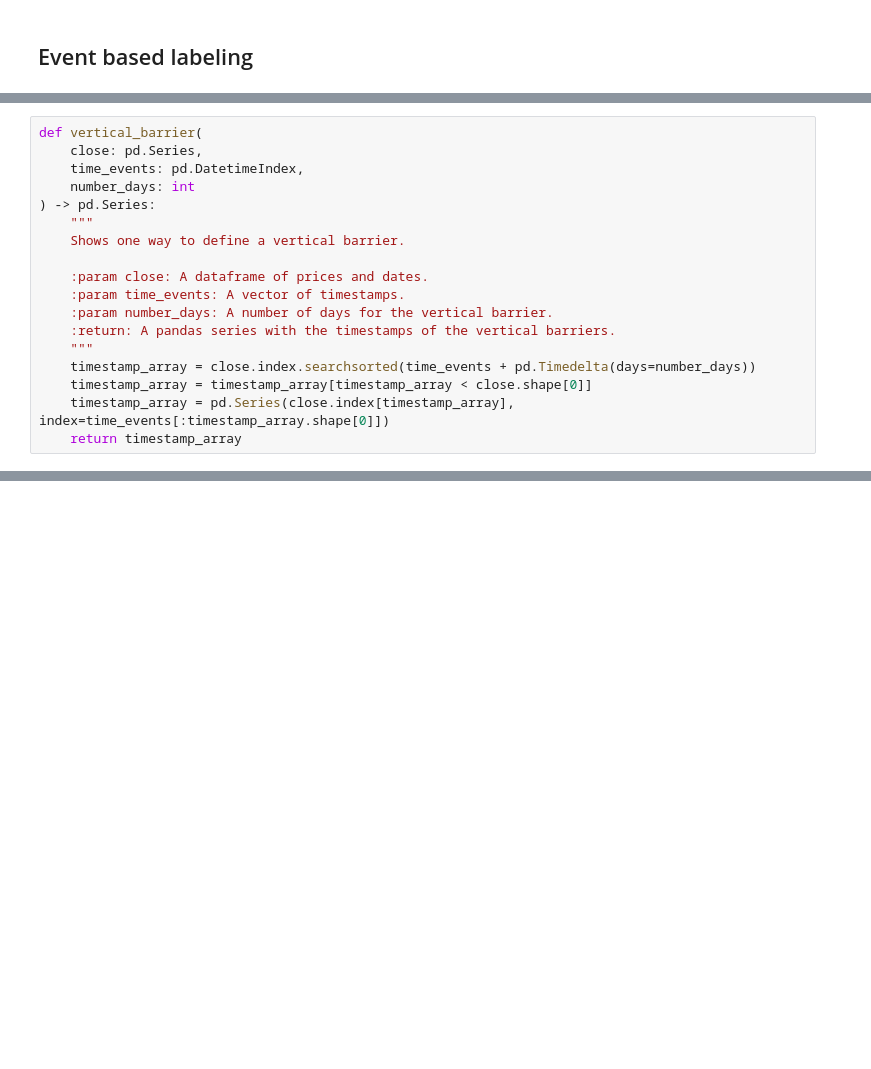
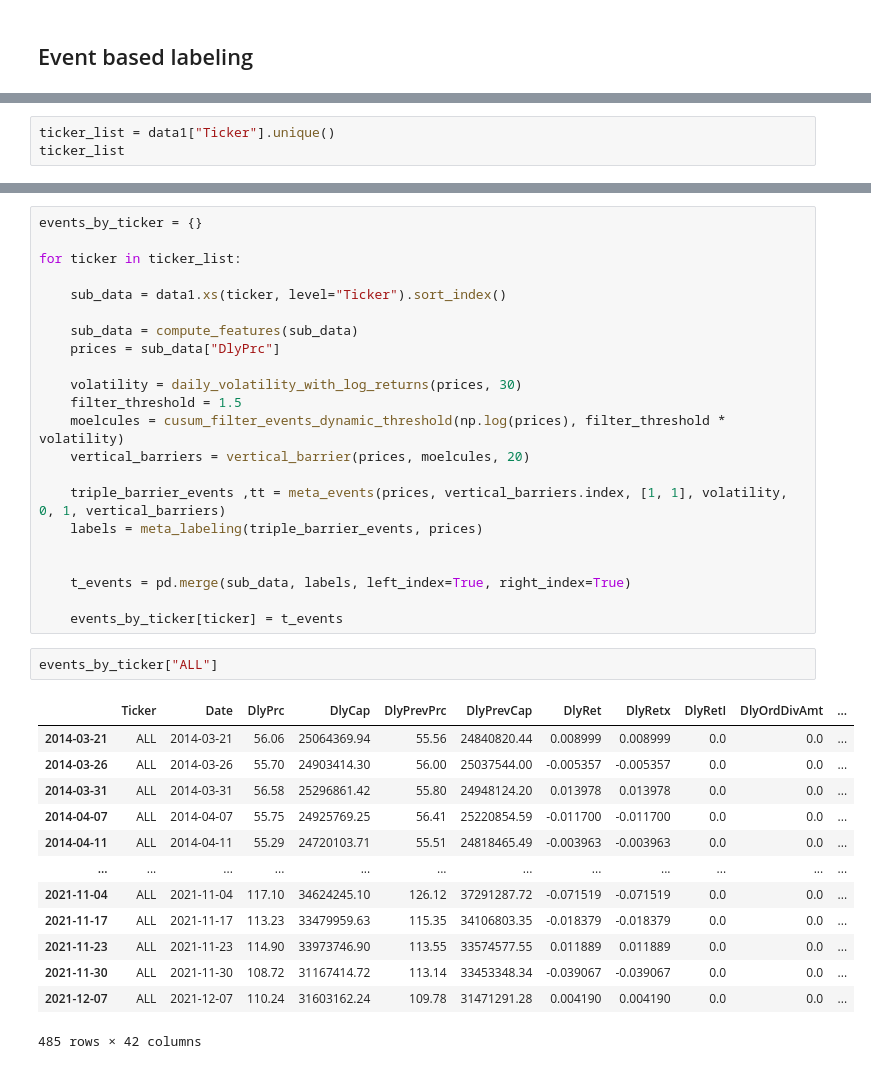
Before and after one commit to qi-jun1/ML_Finance, a Jupyter notebook: event_labeling.ipynb, the cells around one changed output, grey strips where cells are left out. Drawn from its saved outputs; the diff is of its cells as text; blank space fills up the shorter version.

```diff
--- a/event_labeling.ipynb
+++ b/event_labeling.ipynb
@@ -97,18 +109,0 @@ def daily_volatility_with_log_returns(
-# %%
-def vertical_barrier(
-    close: pd.Series,
-    time_events: pd.DatetimeIndex,
-    number_days: int
-) -> pd.Series:
-    """
-    Shows one way to define a vertical barrier.
-
-    :param close: A dataframe of prices and dates.
-    :param time_events: A vector of timestamps.
-    :param number_days: A number of days for the vertical barrier.
-    :return: A pandas series with the timestamps of the vertical barriers.
-    """
-    timestamp_array = close.index.searchsorted(time_events + pd.Timedelta(days=number_days))
-    timestamp_array = timestamp_array[timestamp_array < close.shape[0]]
-    timestamp_array = pd.Series(close.index[timestamp_array], index=time_events[:timestamp_array.shape[0]])
-    return timestamp_array
@@ -226,0 +112,3 @@ moelcules = cusum_filter_events_dynamic_threshold(np.log(prices), filter_thresho
+# %%
+ticker_list = data1["Ticker"].unique()
+ticker_list
@@ -226,0 +172,38 @@ moelcules = cusum_filter_events_dynamic_threshold(np.log(prices), filter_thresho
+# %%
+events_by_ticker = {}
+
+for ticker in ticker_list:
+
+    sub_data = data1.xs(ticker, level="Ticker").sort_index()
+
+    sub_data = compute_features(sub_data)
+    prices = sub_data["DlyPrc"]
+
+    volatility = daily_volatility_with_log_returns(prices, 30)
+    filter_threshold = 1.5
+    moelcules = cusum_filter_events_dynamic_threshold(np.log(prices), filter_threshold * volatility)
+    vertical_barriers = vertical_barrier(prices, moelcules, 20)
+
+    triple_barrier_events ,tt = meta_events(prices, vertical_barriers.index, [1, 1], volatility, 0, 1, vertical_barriers)
+    labels = meta_labeling(triple_barrier_events, prices)
+
+
+    t_events = pd.merge(sub_data, labels, left_index=True, right_index=True)
+
+    events_by_ticker[ticker] = t_events
+# %%
+events_by_ticker["ALL"]
+# %% [output]
+|  | Ticker | Date | DlyPrc | DlyCap | DlyPrevPrc | DlyPrevCap | DlyRet | DlyRetx | DlyRetI | DlyOrdDivAmt | ... |
+| 2014-03-21 | ALL | 2014-03-21 | 56.06 | 25064369.94 | 55.56 | 24840820.44 | 0.008999 | 0.008999 | 0.0 | 0.0 | ... |
+| 2014-03-26 | ALL | 2014-03-26 | 55.70 | 24903414.30 | 56.00 | 25037544.00 | -0.005357 | -0.005357 | 0.0 | 0.0 | ... |
+| 2014-03-31 | ALL | 2014-03-31 | 56.58 | 25296861.42 | 55.80 | 24948124.20 | 0.013978 | 0.013978 | 0.0 | 0.0 | ... |
+| 2014-04-07 | ALL | 2014-04-07 | 55.75 | 24925769.25 | 56.41 | 25220854.59 | -0.011700 | -0.011700 | 0.0 | 0.0 | ... |
+| 2014-04-11 | ALL | 2014-04-11 | 55.29 | 24720103.71 | 55.51 | 24818465.49 | -0.003963 | -0.003963 | 0.0 | 0.0 | ... |
+| ... | ... | ... | ... | ... | ... | ... | ... | ... | ... | ... | ... |
+| 2021-11-04 | ALL | 2021-11-04 | 117.10 | 34624245.10 | 126.12 | 37291287.72 | -0.071519 | -0.071519 | 0.0 | 0.0 | ... |
+| 2021-11-17 | ALL | 2021-11-17 | 113.23 | 33479959.63 | 115.35 | 34106803.35 | -0.018379 | -0.018379 | 0.0 | 0.0 | ... |
+| 2021-11-23 | ALL | 2021-11-23 | 114.90 | 33973746.90 | 113.55 | 33574577.55 | 0.011889 | 0.011889 | 0.0 | 0.0 | ... |
+| 2021-11-30 | ALL | 2021-11-30 | 108.72 | 31167414.72 | 113.14 | 33453348.34 | -0.039067 | -0.039067 | 0.0 | 0.0 | ... |
+| 2021-12-07 | ALL | 2021-12-07 | 110.24 | 31603162.24 | 109.78 | 31471291.28 | 0.004190 | 0.004190 | 0.0 | 0.0 | ... |
+485 rows × 42 columns
```
Also changed, not shown: parts of 28 cells of this notebook, 1 other file.
